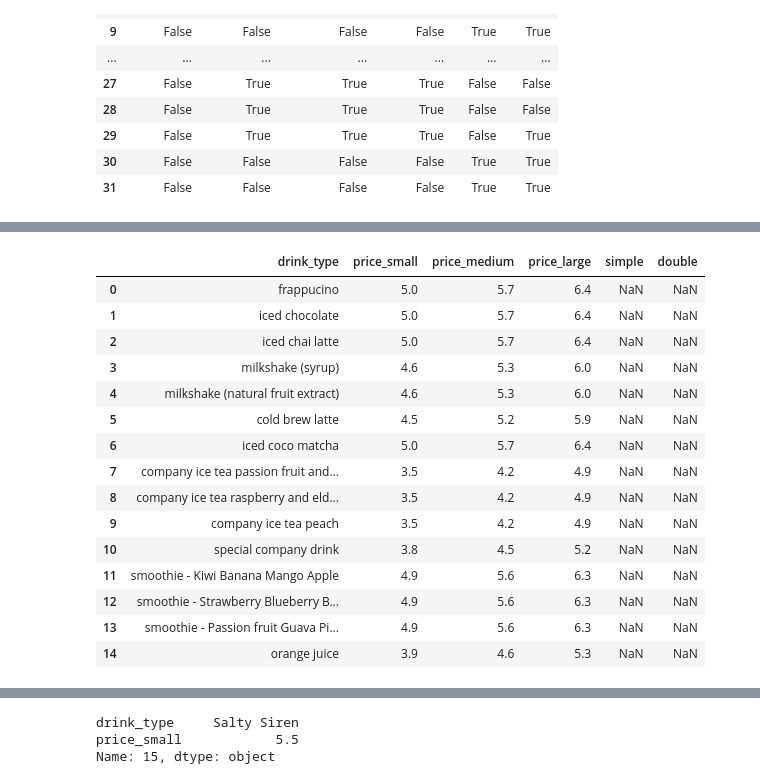
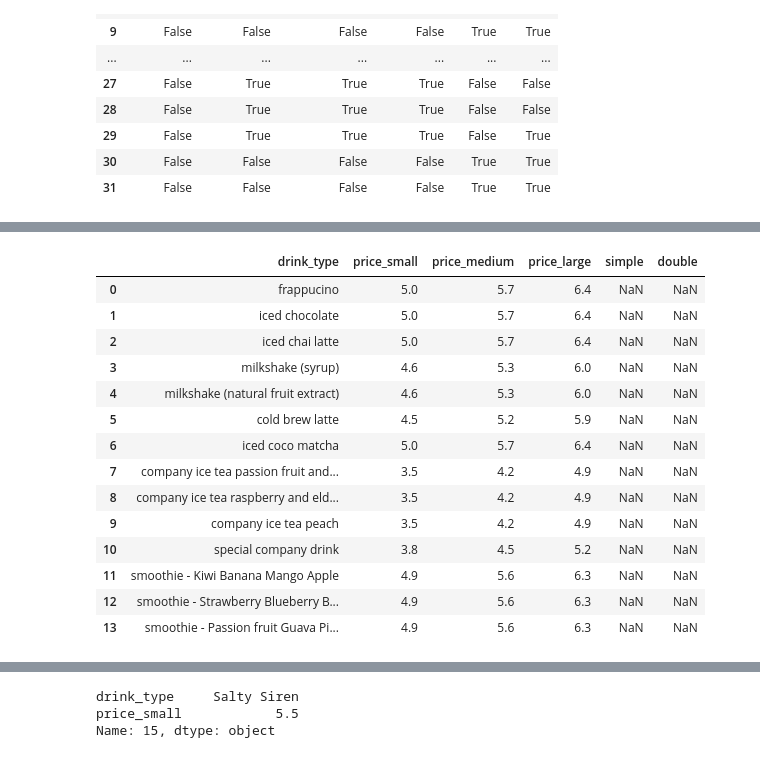
Before and after one commit to Luna-Agora/coffee, a Jupyter notebook: Notebooks/coffee notebook.ipynb, the cells around one changed output, grey strips where cells are left out. Drawn from its saved outputs; the diff is of its cells as text; code cells hidden in the pictures.

```diff
--- a/Notebooks/coffee notebook.ipynb
+++ b/Notebooks/coffee notebook.ipynb
@@ -84,24 +84,23 @@ price.last
 30           3.6          4.3     NaN     NaN
 31           3.4          3.8     NaN     NaN  >
 # %%
-price.head(15)
+price.head(14)
 # %% [output]
 |  | drink_type | price_small | price_medium | price_large | simple | double |
 | 0 | frappucino | 5.0 | 5.7 | 6.4 | NaN | NaN |
 | 1 | iced chocolate | 5.0 | 5.7 | 6.4 | NaN | NaN |
 | 2 | iced chai latte | 5.0 | 5.7 | 6.4 | NaN | NaN |
 | 3 | milkshake (syrup) | 4.6 | 5.3 | 6.0 | NaN | NaN |
 | 4 | milkshake (natural fruit extract) | 4.6 | 5.3 | 6.0 | NaN | NaN |
 | 5 | cold brew latte | 4.5 | 5.2 | 5.9 | NaN | NaN |
 | 6 | iced coco matcha | 5.0 | 5.7 | 6.4 | NaN | NaN |
 | 7 | company ice tea passion fruit and... | 3.5 | 4.2 | 4.9 | NaN | NaN |
 | 8 | company ice tea raspberry and eld... | 3.5 | 4.2 | 4.9 | NaN | NaN |
 | 9 | company ice tea peach | 3.5 | 4.2 | 4.9 | NaN | NaN |
 | 10 | special company drink | 3.8 | 4.5 | 5.2 | NaN | NaN |
 | 11 | smoothie - Kiwi Banana Mango Apple | 4.9 | 5.6 | 6.3 | NaN | NaN |
 | 12 | smoothie - Strawberry Blueberry B... | 4.9 | 5.6 | 6.3 | NaN | NaN |
 | 13 | smoothie - Passion fruit Guava Pi... | 4.9 | 5.6 | 6.3 | NaN | NaN |
-| 14 | orange juice | 3.9 | 4.6 | 5.3 | NaN | NaN |
 # %%
 price2 = price
 # %%
```
